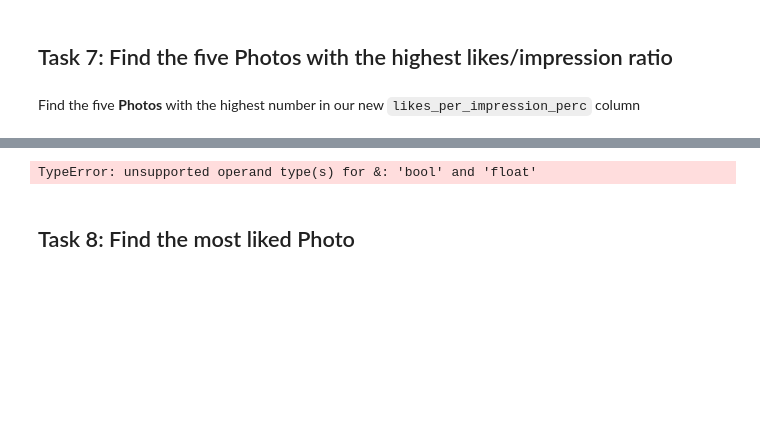
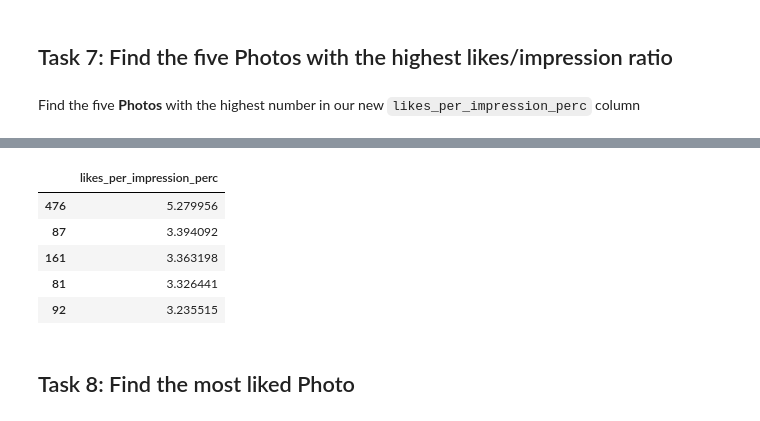
Before and after one commit to dolant98/NYC-DS-051622, a Jupyter notebook: CodeChallengeReviews/Phase1/P1-Code-Challenge-Review.ipynb, the cells around one changed output, grey strips where cells are left out. Saved outputs shown, nothing was run; the diff lists cells and outputs as text; code cells hidden in the pictures; blank space fills up the shorter version.

```diff
--- a/CodeChallengeReviews/Phase1/P1-Code-Challenge-Review.ipynb
+++ b/CodeChallengeReviews/Phase1/P1-Code-Challenge-Review.ipynb
@@ -258,8 +275,14 @@ Find the five **Photos** with the highest number in our new `likes_per_impressio
 # %%
 # Your code here
-df.loc[(df['Type'] == 'Photo') & (df['likes_per_impression_perc'].head(5))]
+df.loc[(df['Type'] == 'Photo')].sort_values(by=['likes_per_impression_perc'],
+                                            ascending = False)[['likes_per_impression_perc']].head()
 # %% [output]
-TypeError: unsupported operand type(s) for &: 'bool' and 'float'
+|  | likes_per_impression_perc |
+| 476 | 5.279956 |
+| 87 | 3.394092 |
+| 161 | 3.363198 |
+| 81 | 3.326441 |
+| 92 | 3.235515 |
 # %% [markdown]
 ## Task 8: Find the most liked Photo
 # %% [markdown]
```
Also changed, not shown: parts of 5 cells of this notebook.
